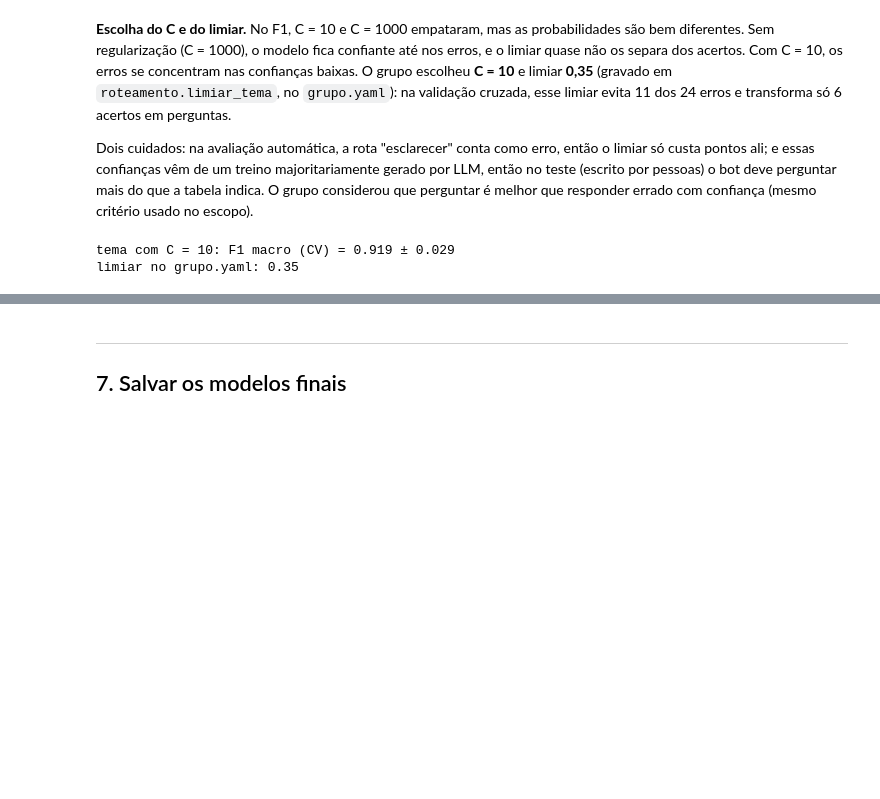
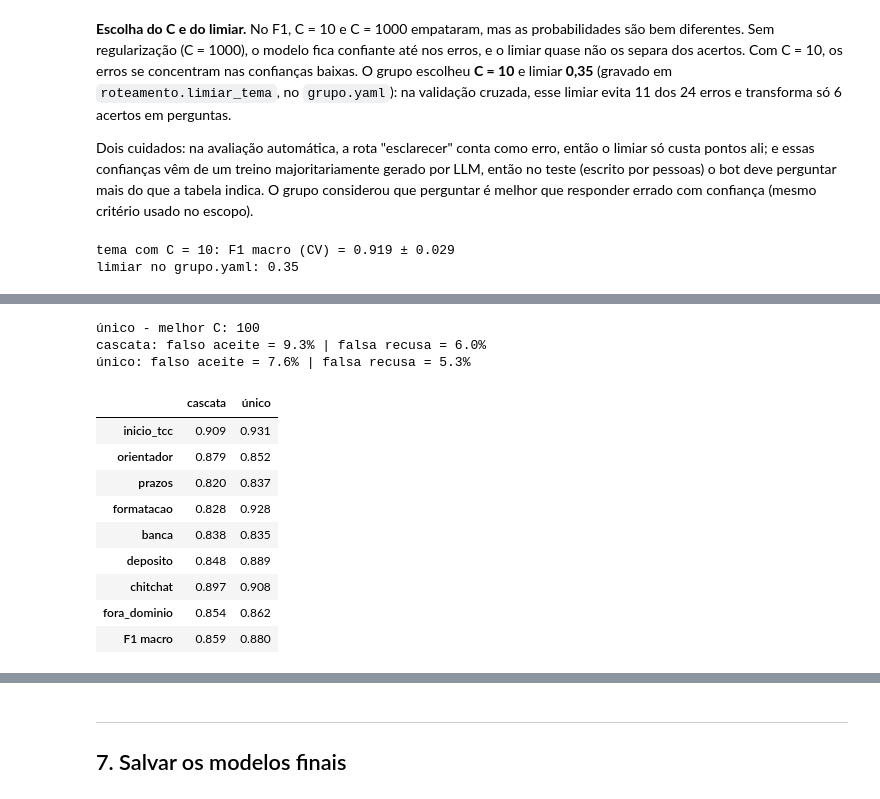
Before and after one commit to GabrielSakiyama/IA-2026-02-TP-Chatbot, a Jupyter notebook: notebooks/01_trabalho_grupo.ipynb, the cells around one changed output, grey strips where cells are left out. Cells and saved outputs as stored; diff of their text form; code cells hidden in the pictures; blank space fills up the shorter version.

Commit message:
Aprofundamento A1: classificador único supera a cascata no CV (F1 0,880 x 0,859)

```diff
--- a/notebooks/01_trabalho_grupo.ipynb
+++ b/notebooks/01_trabalho_grupo.ipynb
@@ -607,0 +613,57 @@ limiar no grupo.yaml: 0.35
+# %%
+# ---- 6b. Aprofundamento A1: cascata x classificador único ----
+from sklearn.base import clone
+from sklearn.metrics import f1_score
+
+# 1) Classificador único com as 8 classes (6 intenções + chitchat + fora_dominio).
+#    Para a comparação ser justa, o C dele também é escolhido por validação cruzada.
+busca_unico = GridSearchCV(
+    Pipeline([("vetorizador", tfidf_caracteres()),
+              ("classificador", LogisticRegression(class_weight="balanced", max_iter=2000))]),
+    param_grid={"classificador__C": [1, 10, 100]},
+    scoring="f1_macro", cv=cv)
+busca_unico.fit(treino["texto"], treino["intencao"])
+print("único - melhor C:", busca_unico.best_params_["classificador__C"])
+unico = busca_unico.best_estimator_
+prev_unico = cross_val_predict(unico, treino["texto"], treino["intencao"], cv=cv)
+
+# 2) A cascata nas MESMAS divisões: o escopo decide; se for "dominio", o tema escolhe a intenção.
+prev_cascata = np.empty(len(treino), dtype=object)
+for idx_tr, idx_va in cv.split(treino["texto"], treino["intencao"]):
+    tr, va = treino.iloc[idx_tr], treino.iloc[idx_va]
+    esc = clone(clf_escopo).fit(tr["texto"], tr["escopo"])
+    dom = tr[tr["escopo"] == "dominio"]
+    tem = clone(clf_tema).fit(dom["texto"], dom["intencao"])
+    p_esc = esc.predict(va["texto"])
+    p_tem = tem.predict(va["texto"])
+    prev_cascata[idx_va] = np.where(p_esc == "dominio", p_tem, p_esc)
+
+# 3) Comparação: F1 por classe, F1 macro, falso aceite e falsa recusa (sem o limiar, nos dois).
+rotulos = list(config.nomes_intencoes) + ["chitchat", "fora_dominio"]
+real = treino["intencao"].to_numpy()
+tab_a1 = pd.DataFrame({nome: f1_score(real, prev, labels=rotulos, average=None)
+                       for nome, prev in [("cascata", prev_cascata), ("único", prev_unico)]},
+                      index=rotulos)
+tab_a1.loc["F1 macro"] = tab_a1.mean()
+
+e_dominio = np.isin(real, config.nomes_intencoes)
+for nome, prev in [("cascata", prev_cascata), ("único", prev_unico)]:
+    prev_dominio = np.isin(prev, config.nomes_intencoes)
+    falso_aceite = (~e_dominio & prev_dominio).sum() / (~e_dominio).sum()
+    falsa_recusa = (e_dominio & ~prev_dominio).sum() / e_dominio.sum()
+    print(f"{nome}: falso aceite = {falso_aceite:.1%} | falsa recusa = {falsa_recusa:.1%}")
+tab_a1.round(3)
+# %% [output]
+único - melhor C: 100
+cascata: falso aceite = 9.3% | falsa recusa = 6.0%
+único: falso aceite = 7.6% | falsa recusa = 5.3%
+|  | cascata | único |
+| inicio_tcc | 0.909 | 0.931 |
+| orientador | 0.879 | 0.852 |
+| prazos | 0.820 | 0.837 |
+| formatacao | 0.828 | 0.928 |
+| banca | 0.838 | 0.835 |
+| deposito | 0.848 | 0.889 |
+| chitchat | 0.897 | 0.908 |
+| fora_dominio | 0.854 | 0.862 |
+| F1 macro | 0.859 | 0.880 |
```
Also changed, not shown: parts of 4 cells of this notebook, 2 other files.
